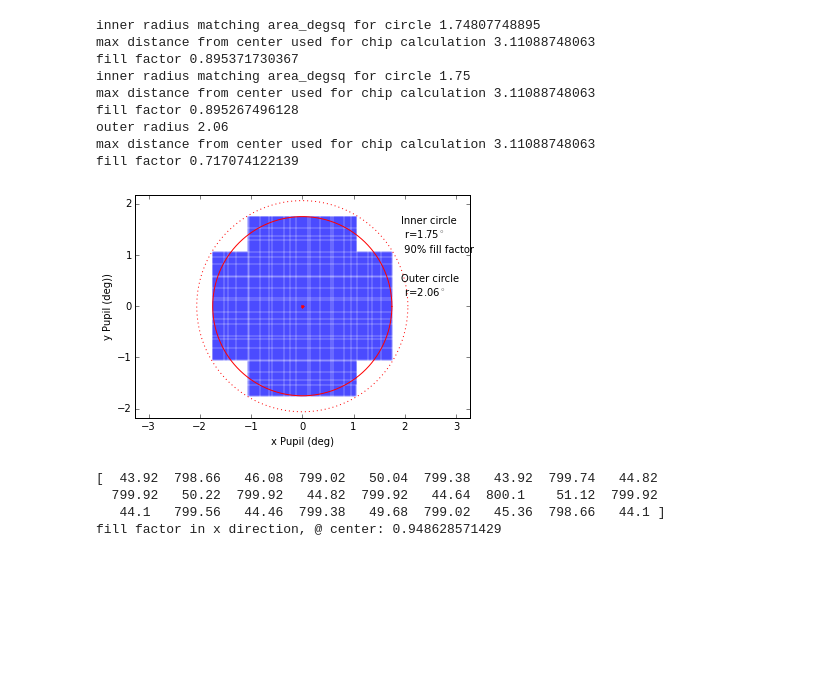
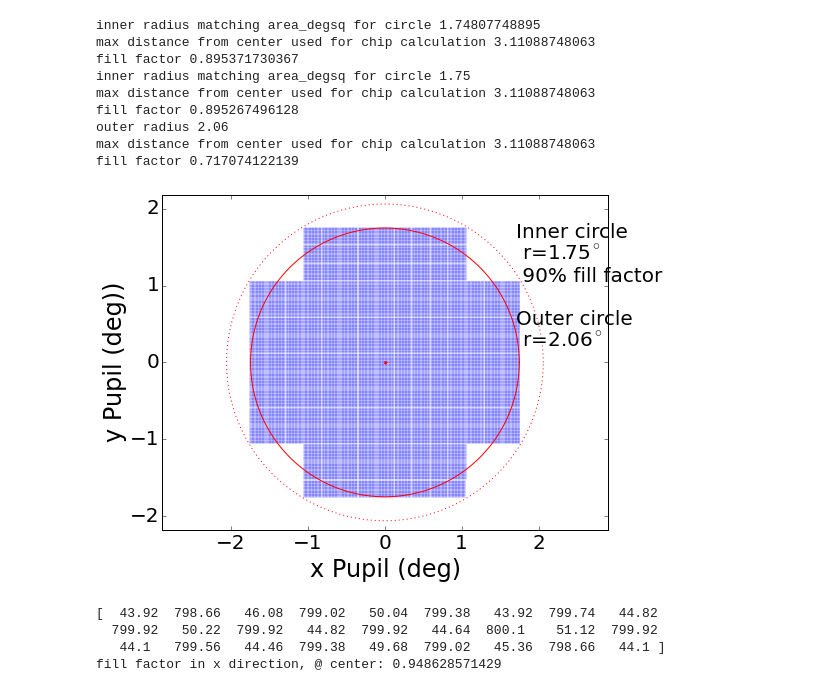
Before and after one commit to rhiannonlynne/318-proceedings, a Jupyter notebook: FillFactor.ipynb, the cells around one changed output. Cells and saved outputs as stored; diff of their text form; code cells hidden in the pictures; blank space fills up the shorter version.

```diff
--- a/FillFactor.ipynb
+++ b/FillFactor.ipynb
@@ -92,29 +92,39 @@ max distance from center used for chip calculation 3.11088748063
 fill factor 0.717074122139
 # %%
 # Plot results.
+
+import matplotlib as mpl
+inline_rc = dict(mpl.rcParams)
+mpl.rcParams.update(mpl.rcParamsDefault)
+mpl.rcParams.update(inline_rc)
+plt.rcParams['figure.figsize'] = 8, 6
+plt.rcParams['font.size'] = 20
+plt.rcParams['axes.titlesize'] = 24
+plt.rcParams['axes.labelsize'] = 22
+
 plt.figure()
 plt.axis('equal')
 condition = np.where(vis == 1)[0]
 #plt.plot(np.degrees(x), np.degrees(y), 'g.', markersize=0.2)
 plt.plot(np.degrees(x[condition]), np.degrees(y[condition]), 'b.', markersize=0.3)
 plt.plot(0, 0, 'r.')
-plt.xlabel('x Pupil (deg)')
-plt.ylabel('y Pupil (deg))')
+plt.xlabel('x Pupil (deg)', fontsize='larger')
+plt.ylabel('y Pupil (deg))', fontsize='larger')
 theta = np.arange(0, 2*np.pi, 0.01)
 plt.plot(innerradius*np.cos(theta)+np.degrees(xcen), innerradius*np.sin(theta)+np.degrees(ycen), 'r-')
 plt.plot(outerradius*np.cos(theta)+np.degrees(xcen), outerradius*np.sin(theta)+np.degrees(ycen), 'r:')
 #plt.xlim(fieldra+offset-sep.max()/2.0, fieldra+offset+sep.max()/2.0)
 plt.ylim(np.degrees(xcen)-sep.max()*.7, np.degrees(ycen)+sep.max()*.7)
 xco = 0.74
 plt.figtext(xco, 0.8, 'Inner circle')
 plt.figtext(xco, 0.75, r' r=1.75$^\circ$')
 plt.figtext(xco, 0.7, ' 90%s fill factor' %('%'))
 plt.figtext(xco, 0.6, 'Outer circle')
 plt.figtext(xco, 0.55, r' r=2.06$^\circ$')
 #plt.figtext(xco, 0.5, ' 71%s fill factor' %('%'))
-plt.savefig('focalplane.pdf', format='pdf', dpi=600)
+plt.savefig('focalplane.pdf', format='pdf')
 # %% [output]
-[figure, old version]
+[figure, new version]
 # %%
 # And zoom in even more, to check raft/ccd spacing.
 testrange = 1.75
```
Also changed, not shown: parts of 1 cell of this notebook.
